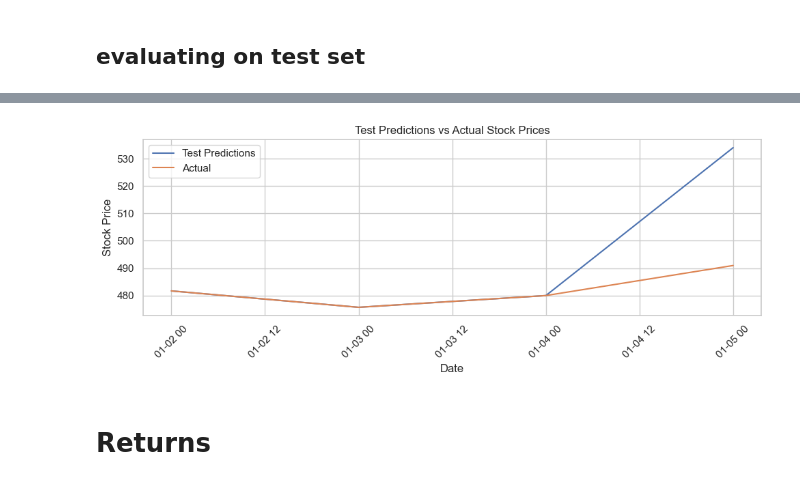
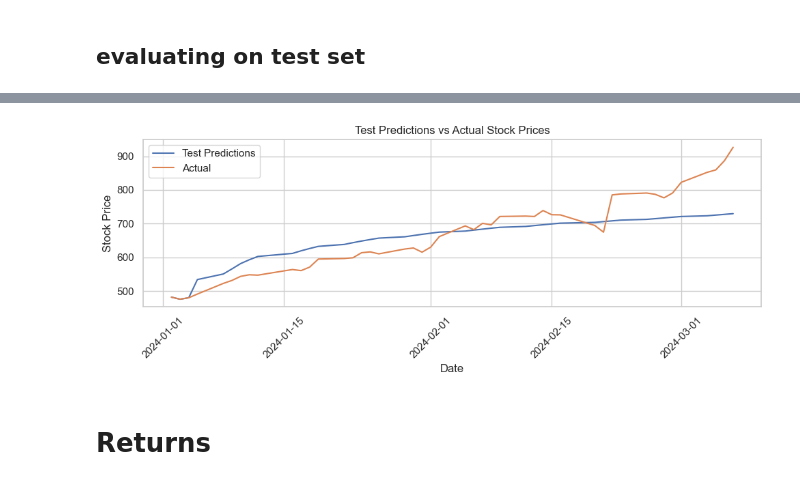
Before and after one commit to GustavLundberg1/LSTM-Neural-Network-for-Stock-Market-prediciton, a Jupyter notebook: main.ipynb, the cells around one changed output, grey strips where cells are left out. Saved outputs shown, nothing was run; the diff lists cells and outputs as text; code cells hidden in the pictures.

```diff
--- a/main.ipynb
+++ b/main.ipynb
@@ -409,7 +394,7 @@ loss, mae = model.evaluate(X_test, y_test)
 print(f'Test Loss: {loss}')
 print(f'Test Mean Absolute Error: {mae}')
 
-n = 4
+n = 46
 s = 0
 
 values = test_df[['Close']].iloc[s:s+3].to_numpy().flatten().tolist()
@@ -446,4 +444,4 @@ Test Mean Absolute Error: 0.1820482462644577
-[figure, old version]
+[figure, new version]
 # %% [markdown]
 # Returns
 # %%
```
Also changed, not shown: parts of 18 cells of this notebook, 3 other files.
